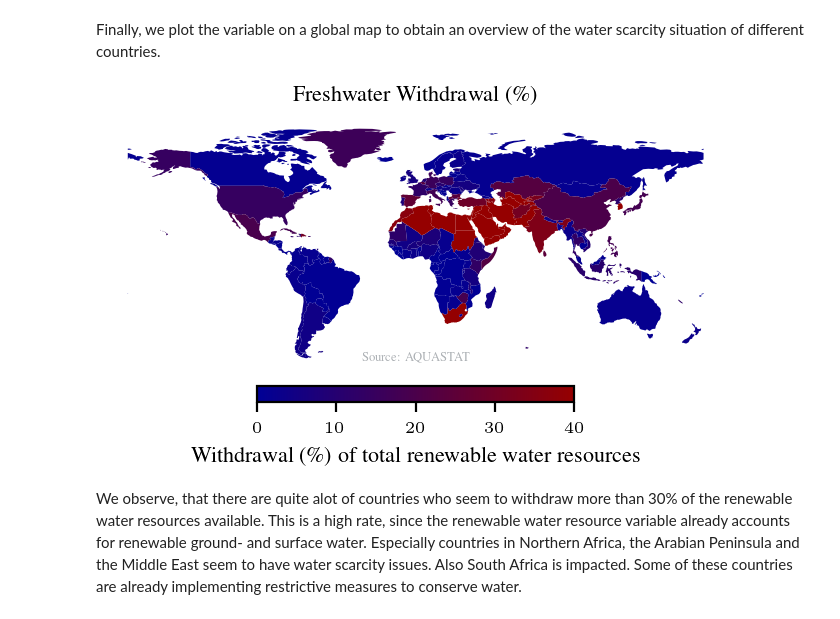
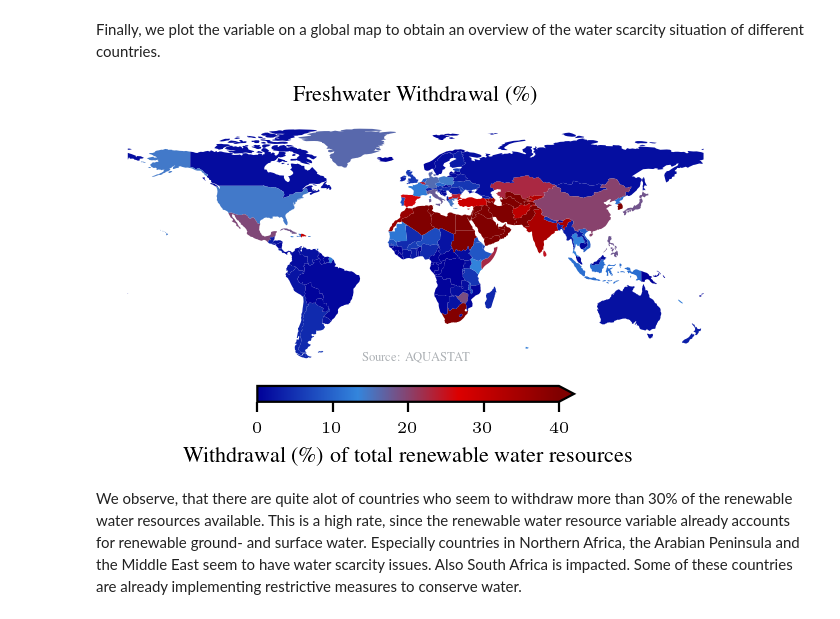
Before and after one commit to am9zZWY/team-aqua, a Jupyter notebook: exp/exp_global_water_withdrawal_map.ipynb, the cells around one changed output. Saved outputs shown, nothing was run; the diff lists cells and outputs as text; code cells hidden in the pictures.

Commit message:
Miinor changes to figures

```diff
--- a/exp/exp_global_water_withdrawal_map.ipynb
+++ b/exp/exp_global_water_withdrawal_map.ipynb
@@ -27,6 +28,10 @@ vals[:, 2] = np.linspace(RGB1[2] / 256, RGB2[2] / 256, N)
 # finally, create the required colormap that ranges from
 # -- dark blue to pale green
 custom_cmap = ListedColormap(vals)
+
+custom_cmap = LinearSegmentedColormap.from_list(
+    "rb", [[0, 0, 153/255, 1], [51/255, 133/255, 220/255, 1], [220/255, 0/255, 0, 1], [128/255, 0, 0, 1]], N=500
+)
 # %% [markdown]
 ### Import FAO Aquastat Data ###
 ----------------------------------------------------------
@@ -54,15 +60,16 @@ Getting AQUASTAT dataframe from fao_aquastat.csv ...
 Finally, we plot the variable on a global map to obtain an overview of the water scarcity situation of different countries.
 # %%
 '''Plot a map vizualizing the Freshwater withdrawal (%)'''
-from src.aquastat_utils import plot_world
+from src.aquastat_plot import plot_world
+
 
 year = 2020
 variables = ["MDG 7.5. Freshwater withdrawal as % of total renewable water resources"]
 title = 'Freshwater Withdrawal (\%)'
-world = plot_world(df, year=year, variables=variables, title=title, cmap=custom_cmap)
+world = plot_world(df, variables=variables,year=year, title=title, cmap=custom_cmap)
 world.show()
 # %% [output]
-[figure, old version]
+[figure, new version]
 # %% [markdown]
 We observe, that there are quite alot of countries who seem to withdraw more than 30% of the renewable water resources available. This is a high rate, since the renewable water resource variable already accounts for renewable ground- and surface water. Especially countries in Northern Africa, the Arabian Peninsula and the Middle East seem to have water scarcity issues. Also South Africa is impacted.
 Some of these countries are already implementing restrictive measures to conserve water.
```
Also changed, not shown: parts of 3 cells of this notebook, 2 other files.
